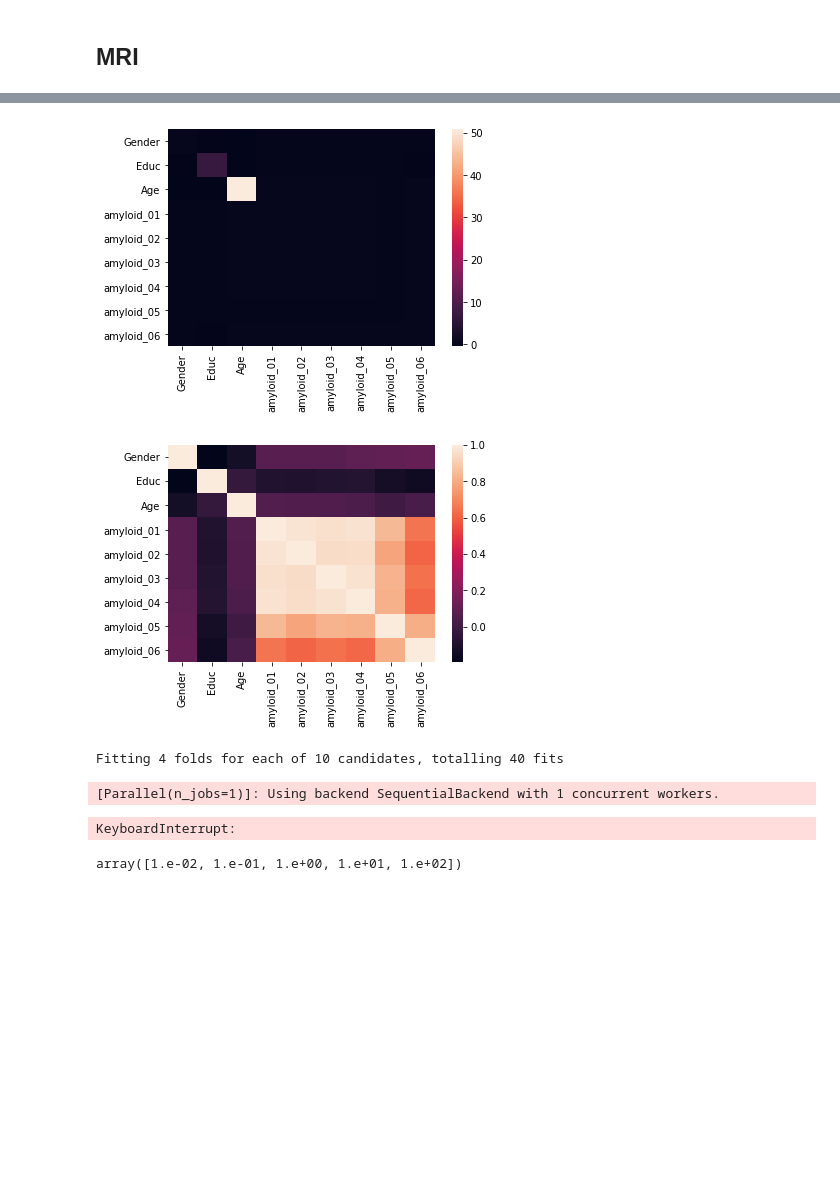
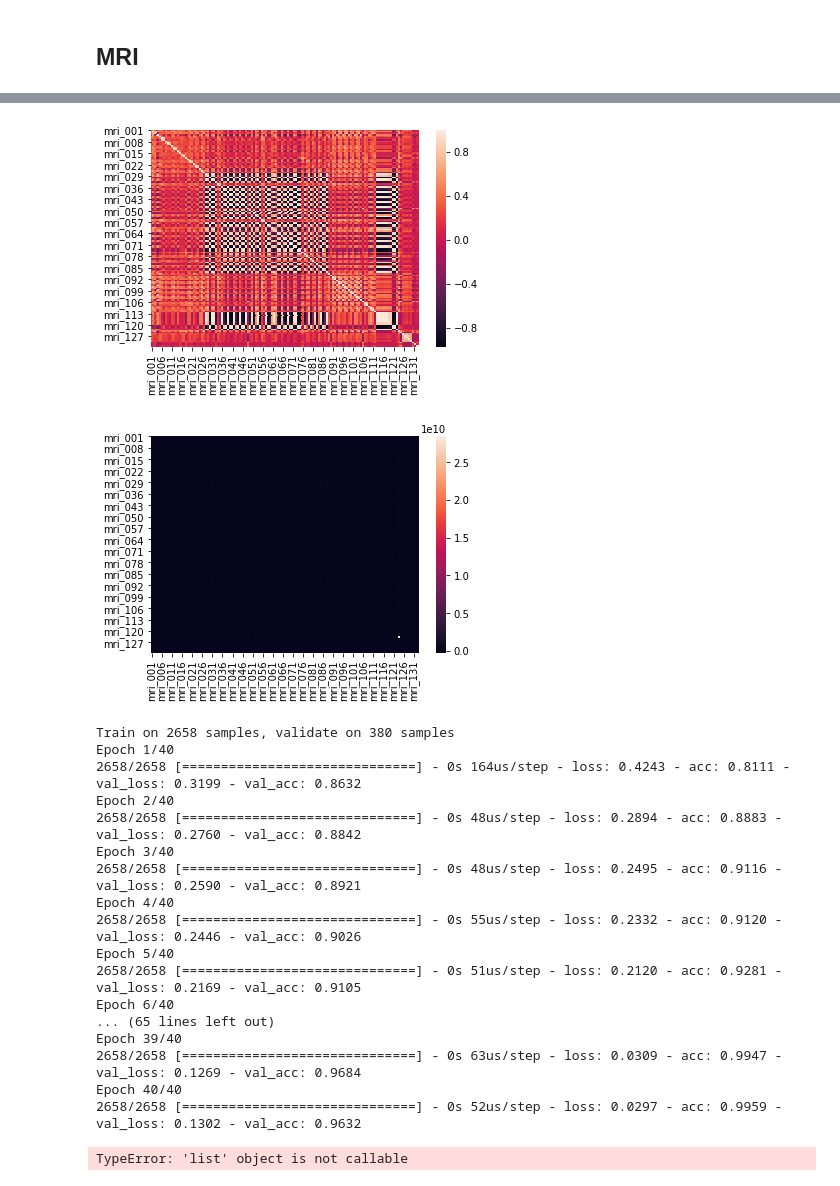
Before and after one commit to kvsaboo/CS598JP_CourseProject, a Jupyter notebook: CS598JP-CourseProject.ipynb, the cells around one changed output, grey strips where cells are left out. Cells and saved outputs as stored; diff of their text form; code cells hidden in the pictures; blank space fills up the shorter version.

Commit message:
cv for MRI data. added deep learning code

```diff
--- a/CS598JP-CourseProject.ipynb
+++ b/CS598JP-CourseProject.ipynb
@@ -99,9 +108,8 @@ print([gridout['test_score']['accuracy'] for gridout in myout])
 # %%
-features = [item for sublist in [['Gender','Educ','Age'],amyloid_vars] for item in sublist]
-sns.heatmap(amyloiddf[features].cov())
+sns.heatmap(shuffled_df[features].cov())
 plt.show()
-sns.heatmap(((amyloiddf[features]-amyloiddf[features].mean())/(amyloiddf[features].std())).cov())
+sns.heatmap(mridf[features].cov())
 plt.show()
 # %% [output]
-[figure, old version]
+[figure, new version]
-[figure, old version]
+[figure, new version]
@@ -111,18 +116,4 @@ amyloiddfzs[features] = (amyloiddfzs[features]-amyloiddfzs[features].mean())/(am
-# %%
-svc_param_grid = {'C':np.logspace(-2,2,5), 'kernel':['linear','poly'], 'degree':[2], 'gamma':[10]}
-amyloiddfzs['DX_bin'] = np.where(amyloiddfzs["DX"]=="CN", 0, 1)
-
-grid_out = adens.ttSplitWithGridSearch('svm', svc_param_grid, 4,
-                                              amyloiddfzs, amyloid_vars, 'DX_bin', 0.8, 0)
-# %% [output]
-Fitting 4 folds for each of 10 candidates, totalling 40 fits
-[Parallel(n_jobs=1)]: Using backend SequentialBackend with 1 concurrent workers.
-KeyboardInterrupt:
 # %%
 amyloiddf['DX_bin'] = np.where(amyloiddf["DX"]=="CN", 0, 1)
 grid_out = adens.ttSplitWithGridSearch('svm', svc_param_grid, 4,
                                               amyloiddf, features, 'DX_bin', 0.8, 0)
-# %%
-np.logspace(-2,2,5)
-# %% [output]
-array([1.e-02, 1.e-01, 1.e+00, 1.e+01, 1.e+02])
@@ -128,0 +144,34 @@ array([1.e-02, 1.e-01, 1.e+00, 1.e+01, 1.e+02])
+# %%
+# specify the model
+dlmodel = keras.Sequential([
+    keras.layers.Dense(64, activation=tf.nn.relu),
+    keras.layers.Dense(1, activation=tf.nn.sigmoid)
+])
+
+dlmodel.compile(optimizer=tf.train.AdamOptimizer(),
+              loss='binary_crossentropy',
+              metrics=['accuracy'])
+
+dlmodel_history = dlmodel.fit(training_X, training_Y, epochs=40, validation_data=(validation_X, validation_Y))
+# %% [output]
+Train on 2658 samples, validate on 380 samples
+Epoch 1/40
+2658/2658 [==============================] - 0s 164us/step - loss: 0.4243 - acc: 0.8111 - val_loss: 0.3199 - val_acc: 0.8632
+Epoch 2/40
+2658/2658 [==============================] - 0s 48us/step - loss: 0.2894 - acc: 0.8883 - val_loss: 0.2760 - val_acc: 0.8842
+Epoch 3/40
+2658/2658 [==============================] - 0s 48us/step - loss: 0.2495 - acc: 0.9116 - val_loss: 0.2590 - val_acc: 0.8921
+Epoch 4/40
+2658/2658 [==============================] - 0s 55us/step - loss: 0.2332 - acc: 0.9120 - val_loss: 0.2446 - val_acc: 0.9026
+Epoch 5/40
+2658/2658 [==============================] - 0s 51us/step - loss: 0.2120 - acc: 0.9281 - val_loss: 0.2169 - val_acc: 0.9105
+Epoch 6/40
+... (65 lines left out)
+Epoch 39/40
+2658/2658 [==============================] - 0s 63us/step - loss: 0.0309 - acc: 0.9947 - val_loss: 0.1269 - val_acc: 0.9684
+Epoch 40/40
+2658/2658 [==============================] - 0s 52us/step - loss: 0.0297 - acc: 0.9959 - val_loss: 0.1302 - val_acc: 0.9632
+# %%
+dlmodel.weights
+# %% [output]
+TypeError: 'list' object is not callable
```
Also changed, not shown: parts of 8 cells of this notebook, 2 other files.
